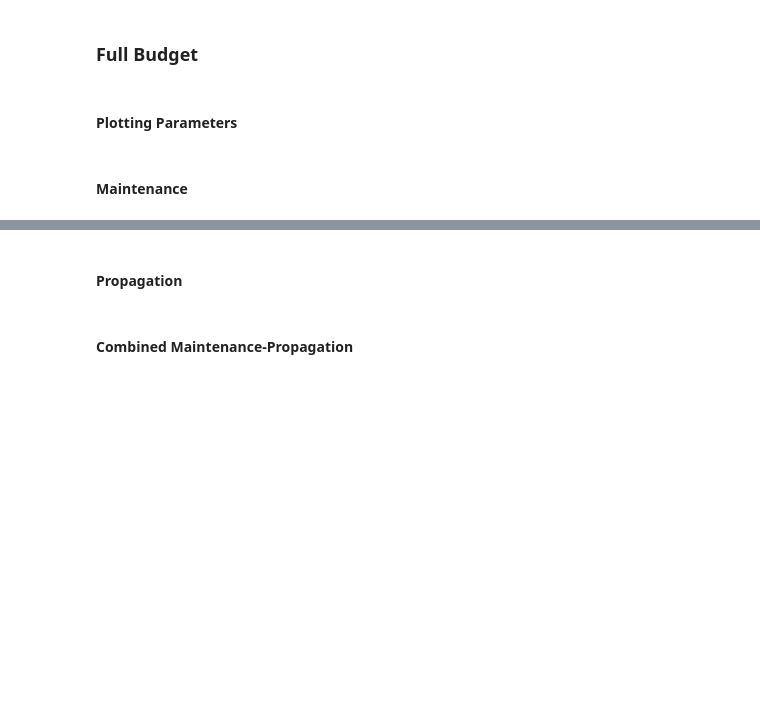
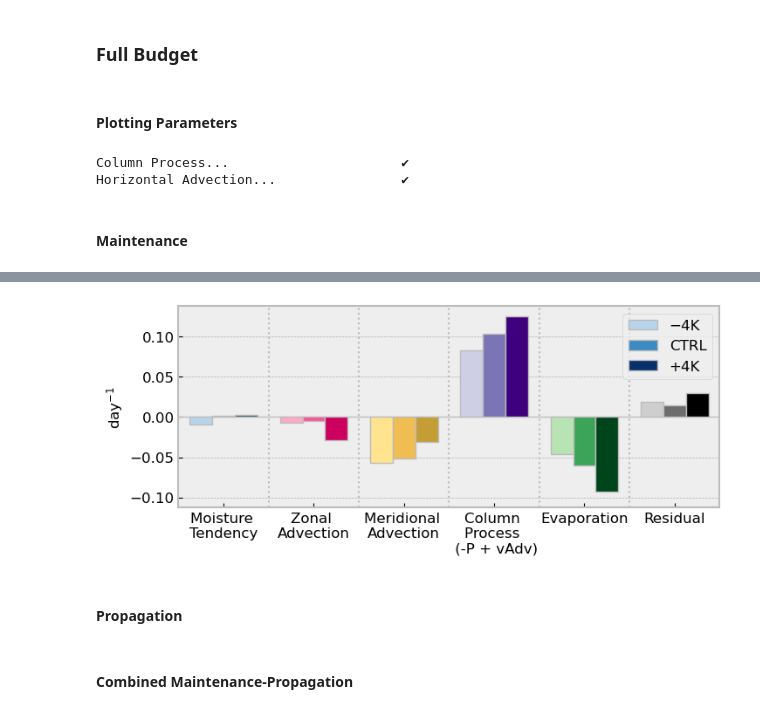
Before and after one commit to spencer-ressel/thesis-work, a Jupyter notebook: python/aquaplanet_analysis/2_budget_analysis.ipynb, the cells around one changed output, grey strips where cells are left out. Drawn from its saved outputs; the diff is of its cells as text; code cells hidden in the pictures; blank space fills up the shorter version.

```diff
--- a/python/aquaplanet_analysis/2_budget_analysis.ipynb
+++ b/python/aquaplanet_analysis/2_budget_analysis.ipynb
@@ -714,37 +558,3 @@ mean_wind_mjo_moisture_regressed_subset = xr.concat(
-# %%
-SAVE_FIG = False
-PLOT_MODE = "slides"
-FIG_LAYOUT = 'onecol'
-plt.style.use('bmh')
-set_plot_mode(PLOT_MODE)
-plt.rcParams['mathtext.fontset'] = 'dejavusans'
-plt.rcParams['font.size'] = '12'
-plt.rcParams['axes.labelsize'] = '12'
-plt.rcParams['xtick.labelsize'] = '12'
-plt.rcParams['ytick.labelsize'] = '12'
-plt.rcParams['lines.linewidth'] = '2'
-
-fig = plt.figure(figsize=get_figsize(PLOT_MODE, FIG_LAYOUT))
-gs = GridSpec(1, 1, figure=fig)
-gs.update(top=0.95, bottom=0.05, left=0.05, right=0.95, hspace=0.25)
-
-ax = fig.add_subplot(gs[0])
-for index, experiment in enumerate(coords.experiments.values):
-    ax.plot(
-        mean_wind_mjo_moisture_regressed_subset.sel(experiment=experiment),
-        mean_wind_mjo_moisture_regressed_subset.plev,
-        color=bmh_colors(index+1),
-        label=f"{config.EXPERIMENT_DISPLAY_NAMES[experiment]}"
-    )
-
-ax.axvline(x=0, ls=':', color='k', lw=1)
-ax.set_ylim(100, 1000)
-ax.set_yticks(np.arange(100, 1100, 100))
-ax.invert_yaxis()
-ax.set_ylabel('Pressure (hPa)')
-ax.set_title(f'Meridional Advection\n of MJO Moisture by Mean Winds \n ({latitude_bounds[experiment].start}°-{latitude_bounds[experiment].stop}°N, {longitude_bounds[experiment].start}°-{longitude_bounds[experiment].stop}°)')
-ax.legend(loc='upper right')
-plt.show()
 # %% [markdown]
 # Budget contributions
 # %% [markdown]
@@ -1048,6 +874,9 @@ if calculate_horizontal_advection:
 #     budget_propagation_contribution['Radiative Heating']
 #     + budget_propagation_contribution['Vertical Advection']
 # )
+# %% [output]
+Column Process...                      ✔
+Horizontal Advection...                ✔
 # %% [markdown]
 #### Maintenance
 # %%
@@ -1090,7 +919,7 @@ processes_to_plot = [
 
 # fig, ax = plt.subplots(1, 1, figsize=(5.5, 2.0))
 
-SAVE_FIG = True
+SAVE_FIG = False
 PLOT_MODE = "publication"
 FIG_LAYOUT = 'full'
 plt.style.use('bmh')
@@ -1158,3 +987,4 @@ else:
     logger.info("Not saving")
 
 plt.show()
+# %% [output]
@@ -1161,3 +994,4 @@ plt.show()
+[figure, added]
 # %% [markdown]
 #### Propagation
 # %%
```
Also changed, not shown: parts of 26 cells of this notebook, 17 other files.
